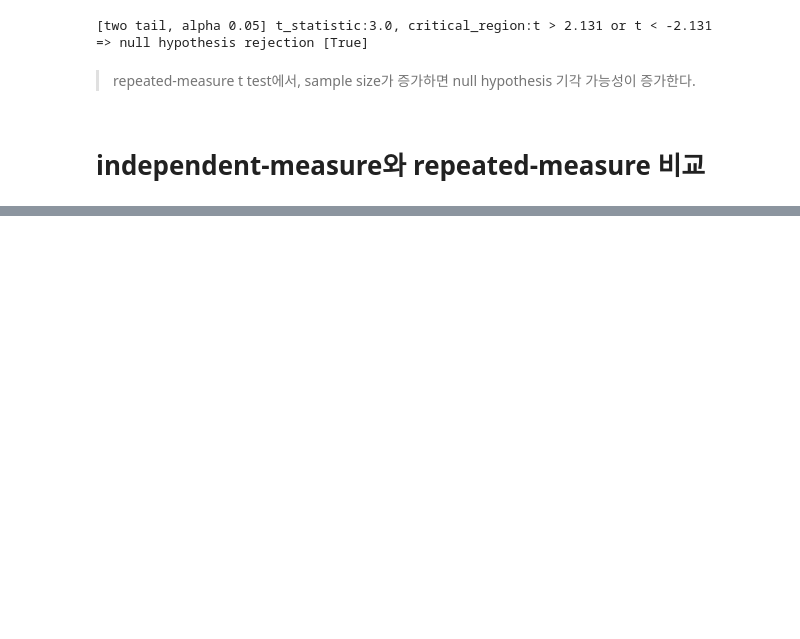
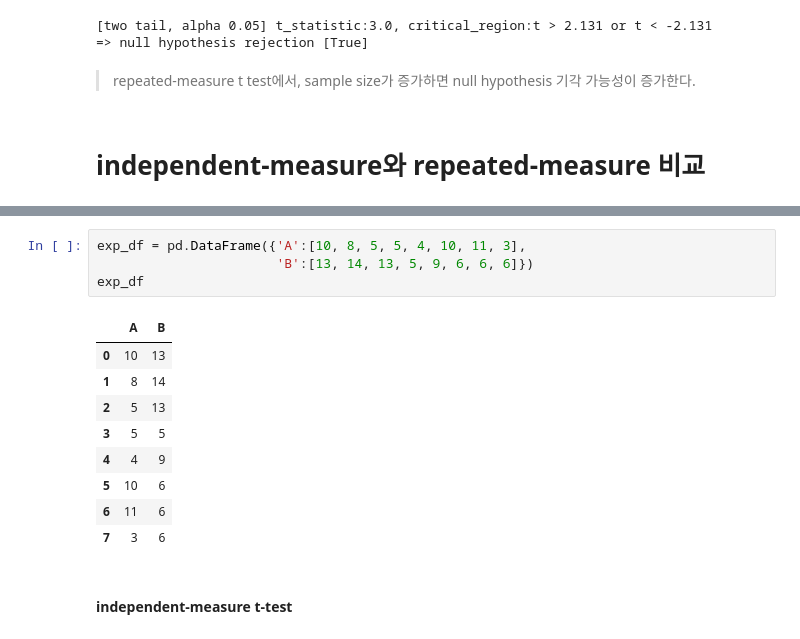
Before and after one commit to seokyeongheo/slow_statistics, a Jupyter notebook: 11_HSY.ipynb, the cells around one changed output, grey strips where cells are left out. Drawn from its saved outputs; the diff is of its cells as text; blank space fills up the shorter version.

```diff
--- a/11_HSY.ipynb
+++ b/11_HSY.ipynb
@@ -428,3 +514,19 @@ ttest_rel_from_stats(M_d, SS, n)
 ---
 ![''](./11_src/11_22_01.png)
 ![''](./11_src/11_22_02.png)
+# %%
+exp_df = pd.DataFrame({'A':[10, 8, 5, 5, 4, 10, 11, 3],
+                       'B':[13, 14, 13, 5, 9, 6, 6, 6]})
+exp_df
+# %% [output]
+|  | A | B |
+| 0 | 10 | 13 |
+| 1 | 8 | 14 |
+| 2 | 5 | 13 |
+| 3 | 5 | 5 |
+| 4 | 4 | 9 |
+| 5 | 10 | 6 |
+| 6 | 11 | 6 |
+| 7 | 3 | 6 |
+# %% [markdown]
+#### independent-measure t-test
```
Also changed, not shown: parts of 56 cells of this notebook, 2 other files.
